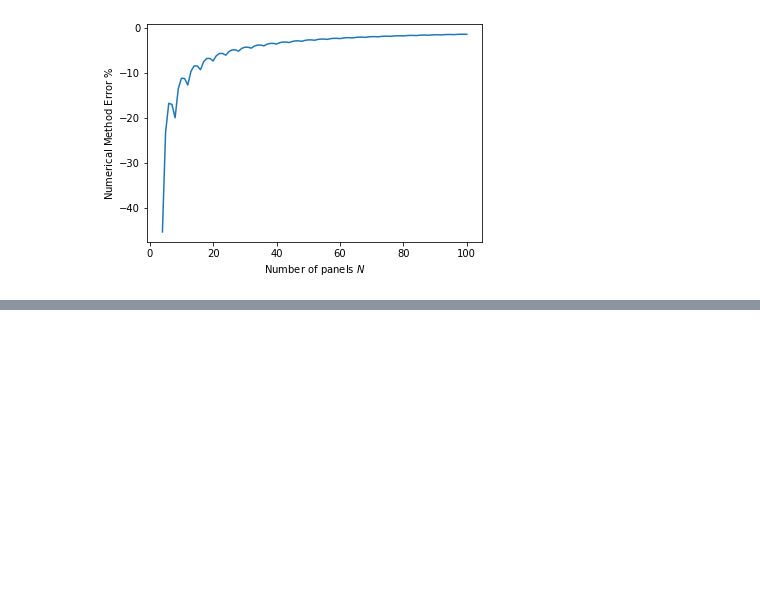
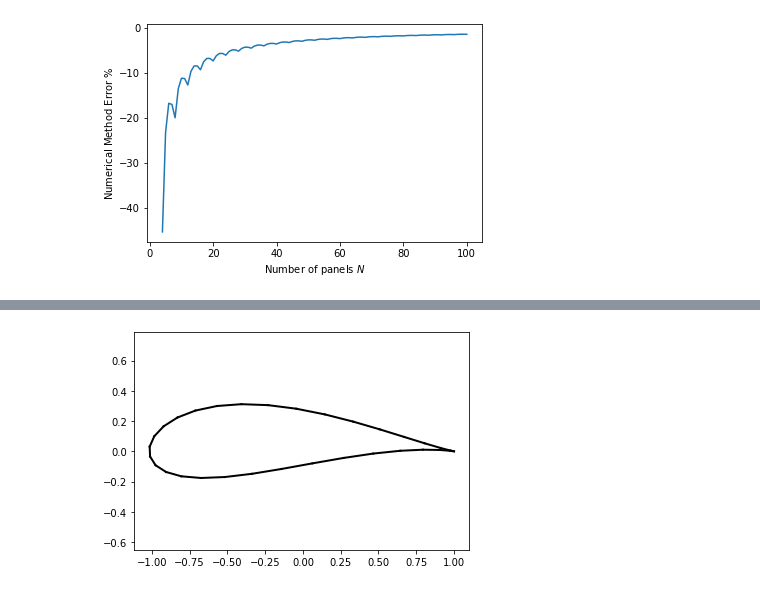
Before and after one commit to weymouth/MarineHydro, a Jupyter notebook: tutorials/notebook template.ipynb, the cells around one changed output, grey strips where cells are left out. Cells and saved outputs as stored; diff of their text form; code cells hidden in the pictures; blank space fills up the shorter version.

```diff
--- a/tutorials/notebook template.ipynb
+++ b/tutorials/notebook template.ipynb
@@ -175,0 +253,5 @@ plt.xlabel(r'Number of panels $N$'),plt.ylabel(r'Numerical Method Error $\%$')
+# %%
+vp.make_jfoil(32, ycen=0.05).plot()
+plt.axis('equal');
+# %% [output]
+[figure, added]
```
Also changed, not shown: parts of 31 cells of this notebook.
